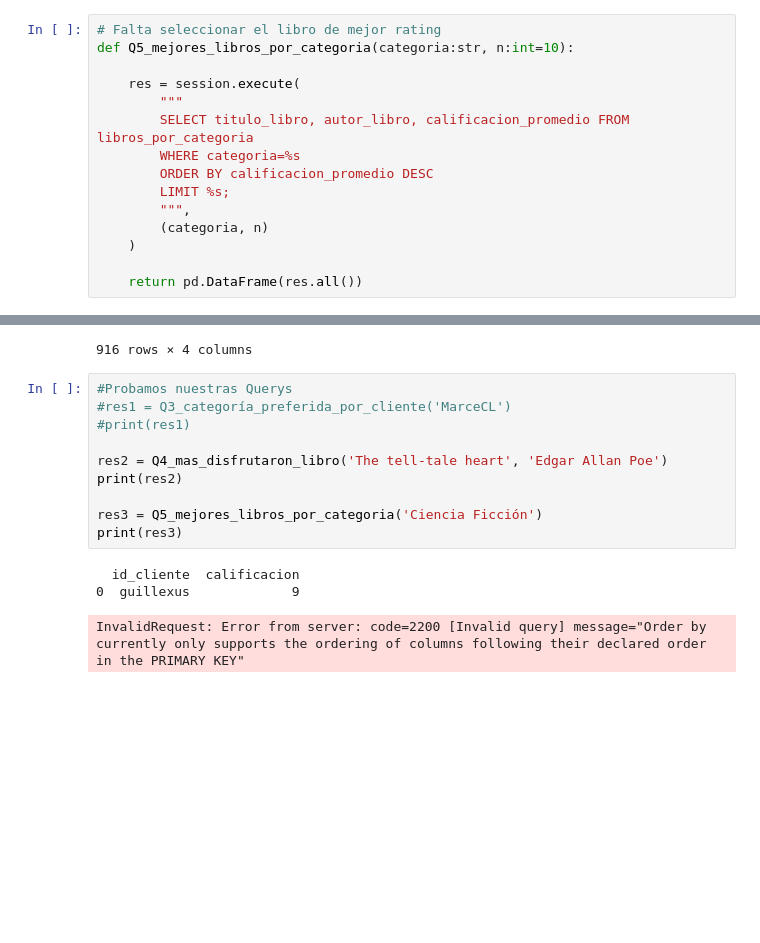
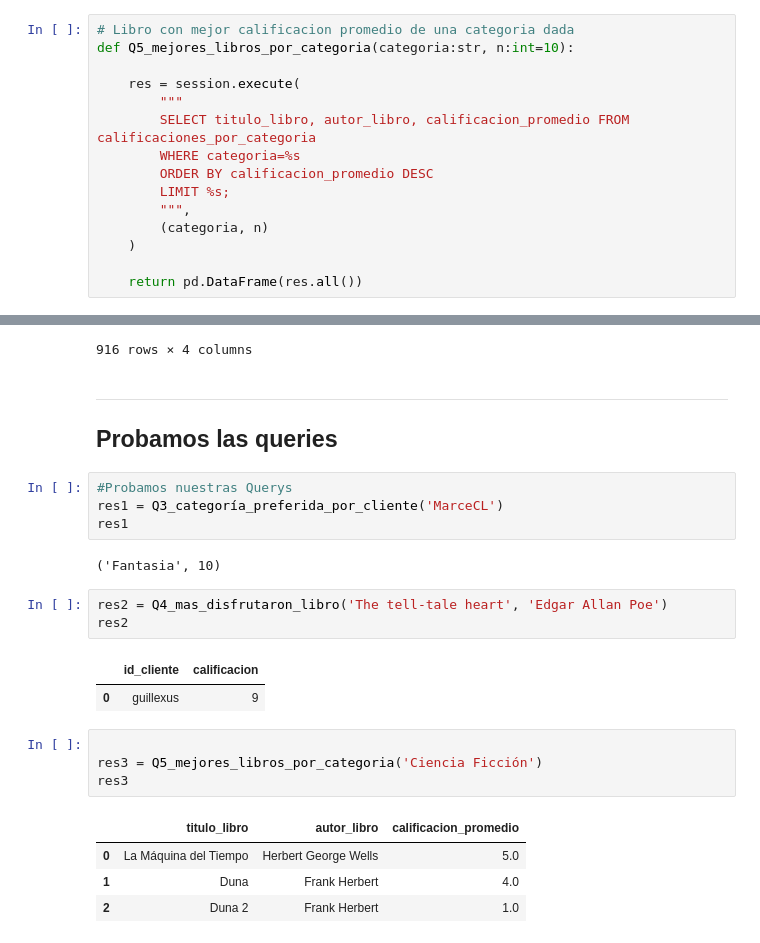
Before and after one commit to Detroxsys/BBDDNE, a Jupyter notebook: Proyecto_II/cass_conection_test.ipynb, the cells around one changed output, grey strips where cells are left out. Cells and saved outputs as stored; diff of their text form; blank space fills up the shorter version.

Commit message:
añadí tablas y corregir queries
Cambios:
- Creacion de tabla calificaciones_por_categoria
- Modificacion de tabla libros_por_categoria
- Adaptar query 2
- Corregir query 5

```diff
--- a/Proyecto_II/cass_conection_test.ipynb
+++ b/Proyecto_II/cass_conection_test.ipynb
@@ -385,12 +462,12 @@ def Q4_mas_disfrutaron_libro(titulo_libro:str, autor_libro:str):
 
     return pd.DataFrame(resultado_clientes.all())
 # %%
-# Falta seleccionar el libro de mejor rating
+# Libro con mejor calificacion promedio de una categoria dada
 def Q5_mejores_libros_por_categoria(categoria:str, n:int=10):
 
     res = session.execute(
         """
-        SELECT titulo_libro, autor_libro, calificacion_promedio FROM libros_por_categoria
+        SELECT titulo_libro, autor_libro, calificacion_promedio FROM calificaciones_por_categoria
         WHERE categoria=%s
         ORDER BY calificacion_promedio DESC
         LIMIT %s;
@@ -577,17 +657,27 @@ res
 | 914 | Realismo mágico | To Kill A Mockingbird | Harper Lee | 6.0 |
 | 915 | Realismo mágico | Un hogar solido | Elena Garro | 3.0 |
 916 rows × 4 columns
+# %% [markdown]
+---
+## Probamos las queries
+# %%
+#Probamos nuestras Querys
+res1 = Q3_categoría_preferida_por_cliente('MarceCL')
+res1
+# %% [output]
+('Fantasia', 10)
 # %%
-#Probamos nuestras Querys
-#res1 = Q3_categoría_preferida_por_cliente('MarceCL')
-#print(res1)
-
 res2 = Q4_mas_disfrutaron_libro('The tell-tale heart', 'Edgar Allan Poe')
-print(res2)
-
-res3 = Q5_mejores_libros_por_categoria('Ciencia Ficción')
-print(res3)
+res2
 # %% [output]
-  id_cliente  calificacion
-0  guillexus             9
-InvalidRequest: Error from server: code=2200 [Invalid query] message="Order by currently only supports the ordering of columns following their declared order in the PRIMARY KEY"
+|  | id_cliente | calificacion |
+| 0 | guillexus | 9 |
+# %%
+
+res3 = Q5_mejores_libros_por_categoria('Ciencia Ficción')
+res3
+# %% [output]
+|  | titulo_libro | autor_libro | calificacion_promedio |
+| 0 | La Máquina del Tiempo | Herbert George Wells | 5.0 |
+| 1 | Duna | Frank Herbert | 4.0 |
+| 2 | Duna 2 | Frank Herbert | 1.0 |
```
Also changed, not shown: parts of 4 cells of this notebook.
